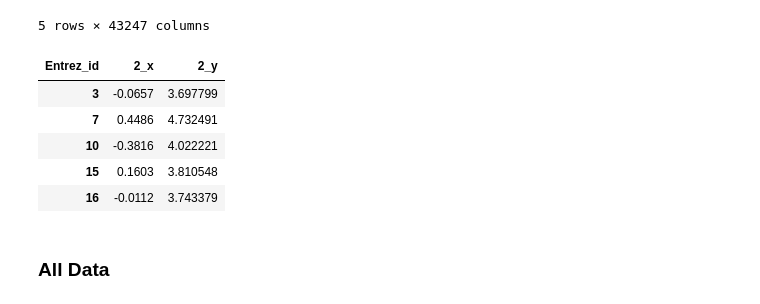
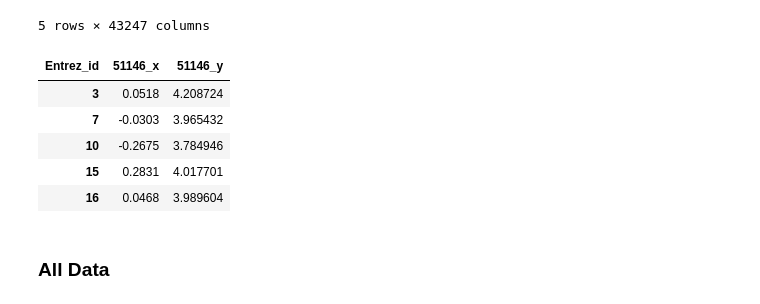
Before and after one commit to charlesriver/radiation, a Jupyter notebook: Gene Expression v01.ipynb, the cells around one changed output. Saved outputs shown, nothing was run; the diff lists cells and outputs as text; code cells hidden in the pictures.

```diff
--- a/Gene Expression v01.ipynb
+++ b/Gene Expression v01.ipynb
@@ -129,6 +129,7 @@ print np.shape(auc_lst)
 # %%
 cn_mut_exp_pd = copynum_pd.merge(geneexp_pd, how="right", left_index = True, right_index = True).merge(mutation_pd, how="outer", left_index = True, right_index = True)
 print np.shape(cn_mut_exp_pd)
+cn_mut_exp_pd.columns = cn_mut_exp_pd.columns.astype(str)
 cn_mut_exp_pd.head()
 # %% [output]
 (471, 43247)
@@ -140,12 +141,12 @@ cn_mut_exp_pd.head()
 | 16 | 0.0463 | 0.0463 | 0.0436 | -0.0112 | -0.0112 | -0.0112 | -0.0112 | 0.0834 | 0.0468 | 0.0528 | ... |
 5 rows × 43247 columns
 # %%
-inttotest = 2
+inttotest = 51146
 cn_mut_exp_pd[[col for col in cn_mut_exp_pd.columns if (str(col).startswith(str(inttotest)+"_") or str(col) == str(inttotest))]].head()
 # %% [output]
-| Entrez_id | 2_x | 2_y |
-| 3 | -0.0657 | 3.697799 |
-| 7 | 0.4486 | 4.732491 |
-| 10 | -0.3816 | 4.022221 |
-| 15 | 0.1603 | 3.810548 |
-| 16 | -0.0112 | 3.743379 |
+| Entrez_id | 51146_x | 51146_y |
+| 3 | 0.0518 | 4.208724 |
+| 7 | -0.0303 | 3.965432 |
+| 10 | -0.2675 | 3.784946 |
+| 15 | 0.2831 | 4.017701 |
+| 16 | 0.0468 | 3.989604 |
```
Also changed, not shown: parts of 16 cells of this notebook.
